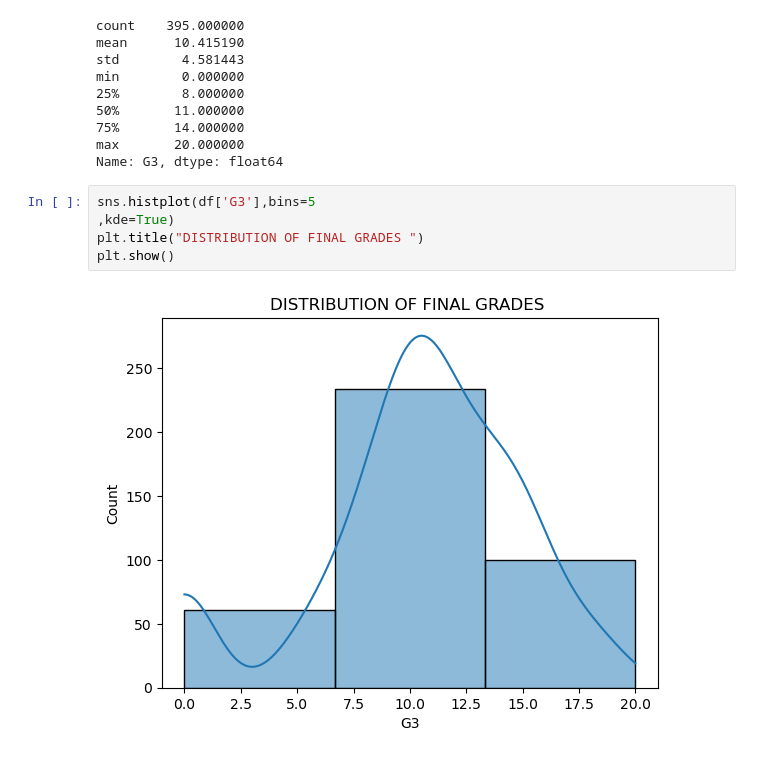
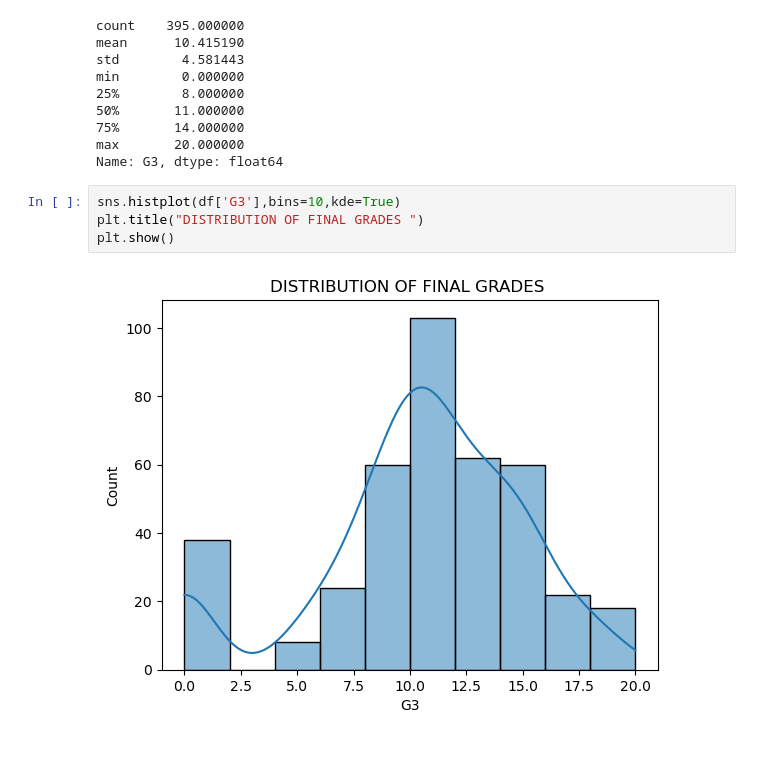
Before and after one commit to KernelKaustav/Student-Performance, a Jupyter notebook: notebook/eda.ipynb, the cells around one changed output. Saved outputs shown, nothing was run; the diff lists cells and outputs as text.

Commit message:
ADDED EDA WITH VISUALIZATIONS

```diff
--- a/notebook/eda.ipynb
+++ b/notebook/eda.ipynb
@@ -58,9 +58,8 @@ min        0.000000
 max       20.000000
 Name: G3, dtype: float64
 # %%
-sns.histplot(df['G3'],bins=5
-,kde=True)
+sns.histplot(df['G3'],bins=10,kde=True)
 plt.title("DISTRIBUTION OF FINAL GRADES ")
 plt.show()
 # %% [output]
-[figure, old version]
+[figure, new version]
```
Also changed, not shown: parts of 9 cells of this notebook.
